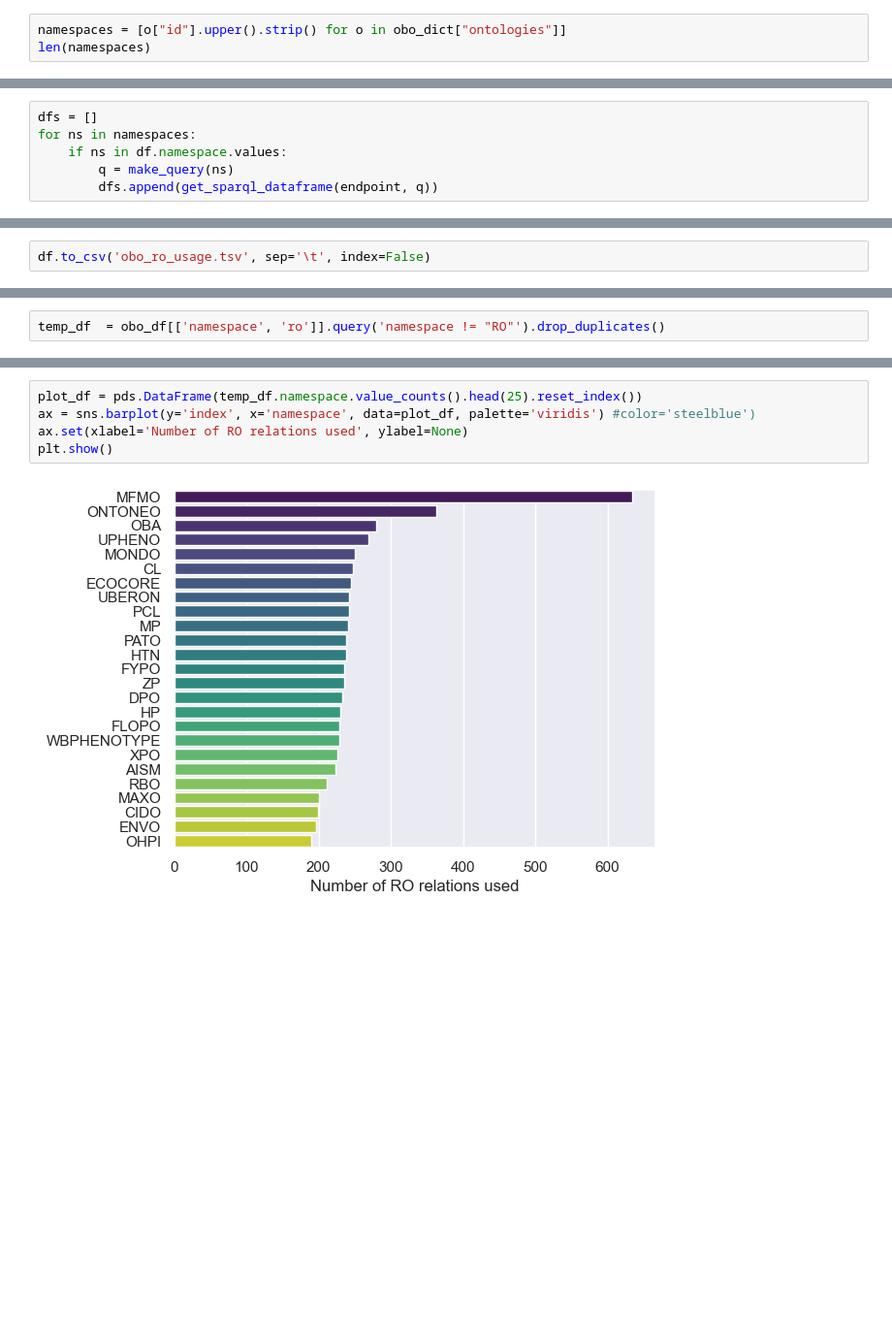
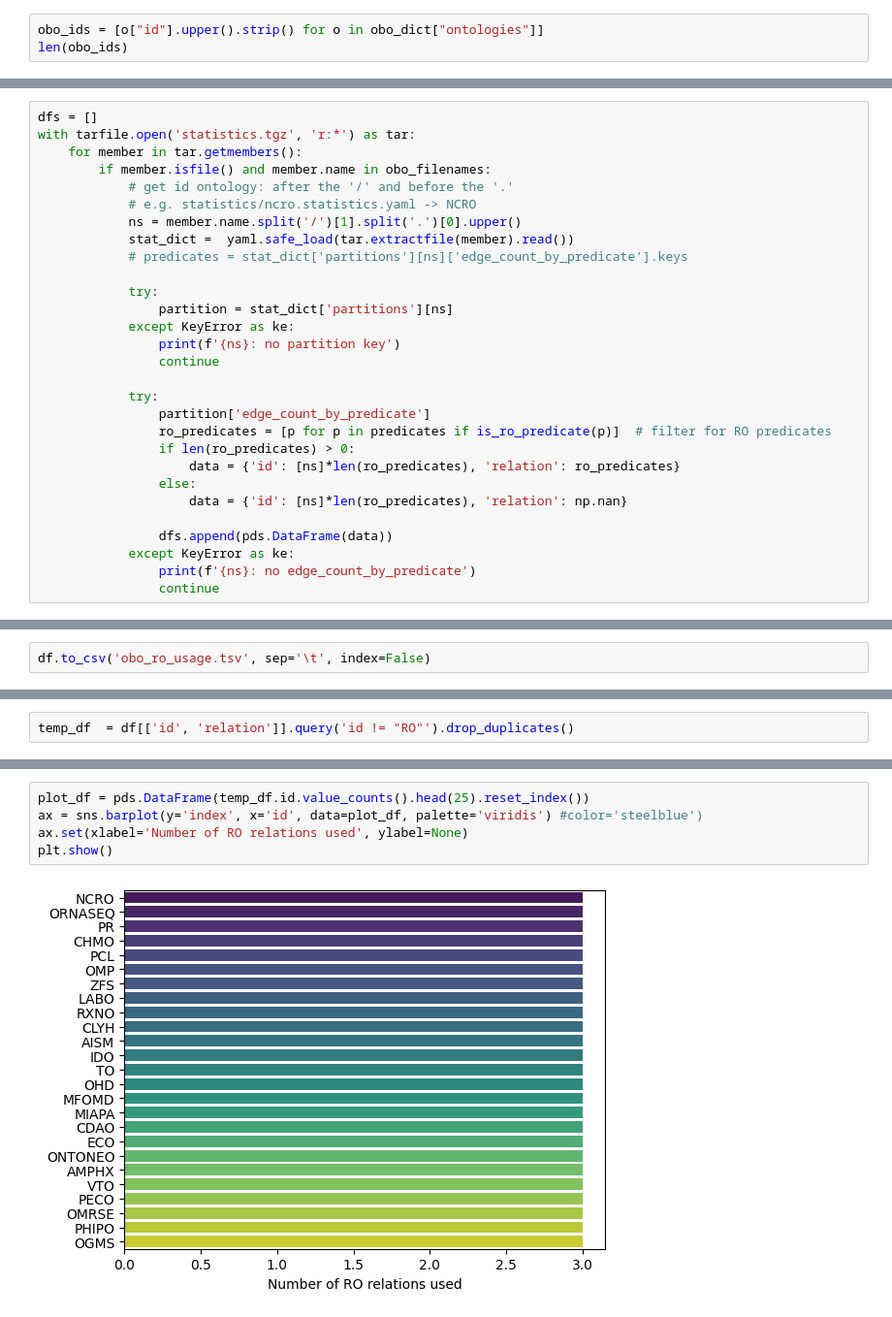
Before and after one commit to oborel/obo-relations, a Jupyter notebook: src/ontology/2023_ro_paper/obo_ro_usage.ipynb, the cells around one changed output, grey strips where cells are left out. Shown at 97% size. Cells and saved outputs as stored; diff of their text form; blank space fills up the shorter version.

Commit message:
update analysis using stats file

```diff
--- a/src/ontology/2023_ro_paper/obo_ro_usage.ipynb
+++ b/src/ontology/2023_ro_paper/obo_ro_usage.ipynb
@@ -12,7 +12,7 @@ obo_ontologies.yml downloaded from obofoundry.org
 with open('obo_ontologies.yml', 'r') as f:
     obo_dict = yaml.safe_load(f)
 # %%
-namespaces = [o["id"].upper().strip() for o in obo_dict["ontologies"]]
-len(namespaces)
+obo_ids = [o["id"].upper().strip() for o in obo_dict["ontologies"]]
+len(obo_ids)
 # %% [output]
 256
@@ -77,6 +18,0 @@ create list of dataframes with query results for each ontology
-# %%
-dfs = []
-for ns in namespaces:
-    if ns in df.namespace.values:
-        q = make_query(ns)
-        dfs.append(get_sparql_dataframe(endpoint, q))
@@ -109,0 +54,29 @@ save results for later use
+# %%
+dfs = []
+with tarfile.open('statistics.tgz', 'r:*') as tar:
+    for member in tar.getmembers():
+        if member.isfile() and member.name in obo_filenames:
+            # get id ontology: after the '/' and before the '.'
+            # e.g. statistics/ncro.statistics.yaml -> NCRO
+            ns = member.name.split('/')[1].split('.')[0].upper()
+            stat_dict =  yaml.safe_load(tar.extractfile(member).read())
+            # predicates = stat_dict['partitions'][ns]['edge_count_by_predicate'].keys
+
+            try:
+                partition = stat_dict['partitions'][ns]
+            except KeyError as ke:
+                print(f'{ns}: no partition key')
+                continue
+
+            try:
+                partition['edge_count_by_predicate']
+                ro_predicates = [p for p in predicates if is_ro_predicate(p)]  # filter for RO predicates
+                if len(ro_predicates) > 0:
+                    data = {'id': [ns]*len(ro_predicates), 'relation': ro_predicates}
+                else:
+                    data = {'id': [ns]*len(ro_predicates), 'relation': np.nan}
+
+                dfs.append(pds.DataFrame(data))
+            except KeyError as ke:
+                print(f'{ns}: no edge_count_by_predicate')
+                continue
@@ -115,5 +118,5 @@ note: filtering out Ro
 # %%
-temp_df  = obo_df[['namespace', 'ro']].query('namespace != "RO"').drop_duplicates()
+temp_df  = df[['id', 'relation']].query('id != "RO"').drop_duplicates()
 # %%
 len(temp_df)
 # %% [output]
@@ -136,8 +139,8 @@ Name: namespace, Length: 152, dtype: int64
 # %%
-plot_df = pds.DataFrame(temp_df.namespace.value_counts().head(25).reset_index())
-ax = sns.barplot(y='index', x='namespace', data=plot_df, palette='viridis') #color='steelblue')
+plot_df = pds.DataFrame(temp_df.id.value_counts().head(25).reset_index())
+ax = sns.barplot(y='index', x='id', data=plot_df, palette='viridis') #color='steelblue')
 ax.set(xlabel='Number of RO relations used', ylabel=None)
 plt.show()
 # %% [output]
-[figure, old version]
+[figure, new version]
 # %%
```
Also changed, not shown: parts of 39 cells of this notebook, 1 other file.
